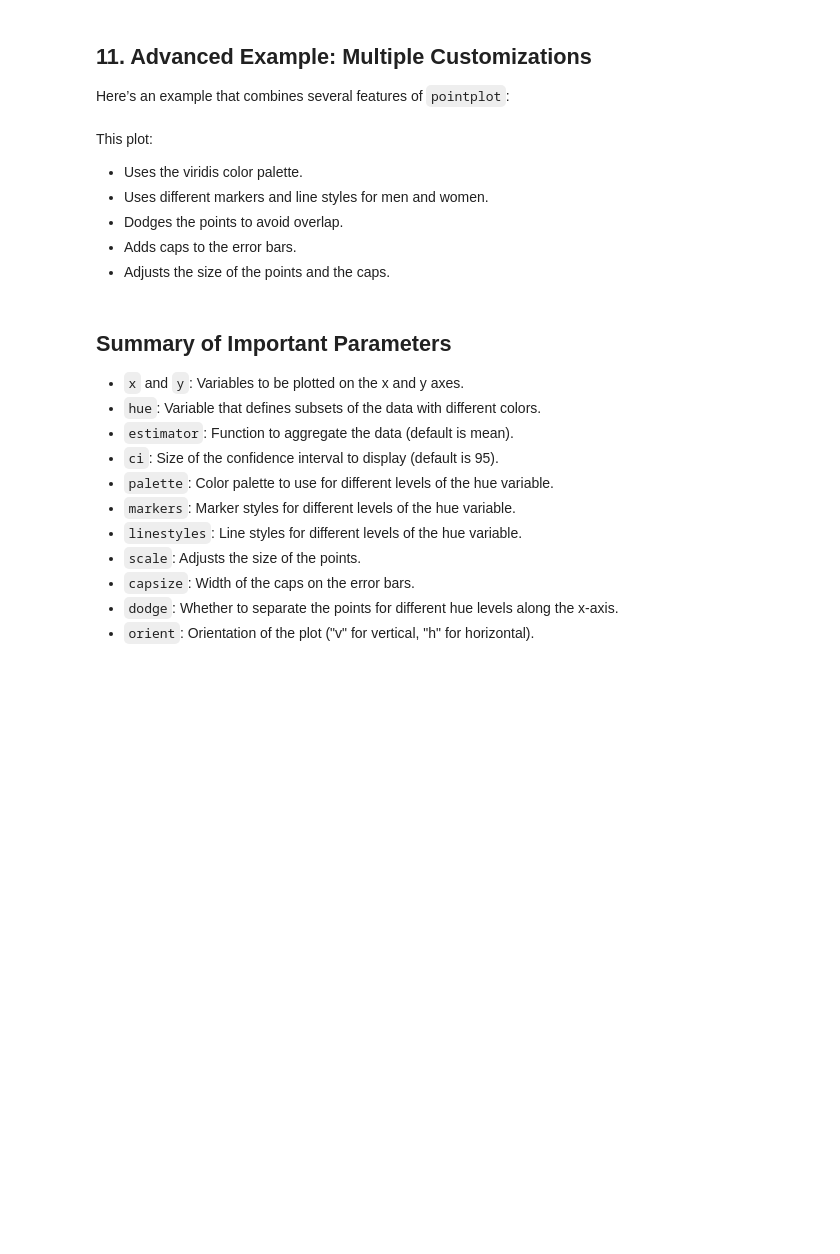
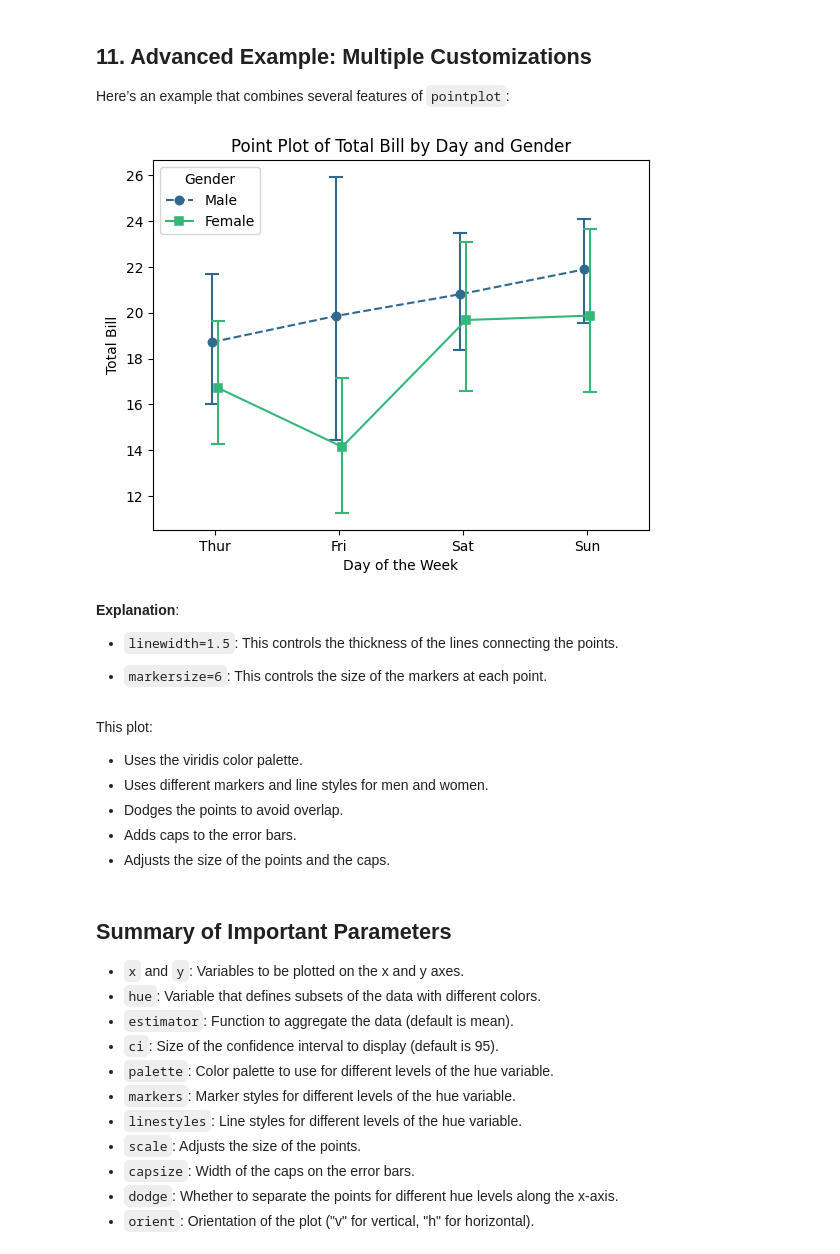
Before and after one commit to 050abhay/DataAnalytic, a Jupyter notebook: Seaborn/Pointplot.ipynb, the cells around one changed output. Drawn from its saved outputs; the diff is of its cells as text; code cells hidden in the pictures; blank space fills up the shorter version.

```diff
--- a/Seaborn/Pointplot.ipynb
+++ b/Seaborn/Pointplot.ipynb
@@ -185,3 +223,36 @@ plt.show()
+# %%
+# Sample data: Tips dataset
+tips = sns.load_dataset('tips')
+
+# Create the point plot with updated parameters
+sns.pointplot(
+    x="day",
+    y="total_bill",
+    hue="sex",
+    data=tips,
+    palette="viridis",
+    markers=["o", "s"],
+    linestyles=["--", "-"],
+    dodge=True,
+    capsize=0.1,
+    linewidth=1.5,  # Adjust line width
+    markersize=6    # Adjust marker size
+)
+
+# Add titles and labels
+plt.title("Point Plot of Total Bill by Day and Gender")
+plt.xlabel("Day of the Week")
+plt.ylabel("Total Bill")
+plt.legend(title="Gender")
+plt.show()
+# %% [output]
+[figure, added]
+# %% [markdown]
+**Explanation**:
+
+- `linewidth=1.5`: This controls the thickness of the lines connecting the points.
+
+- `markersize=6`: This controls the size of the markers at each point.
 # %% [markdown]
 
 This plot:
```
Also changed, not shown: parts of 14 cells of this notebook, 13 other files.
